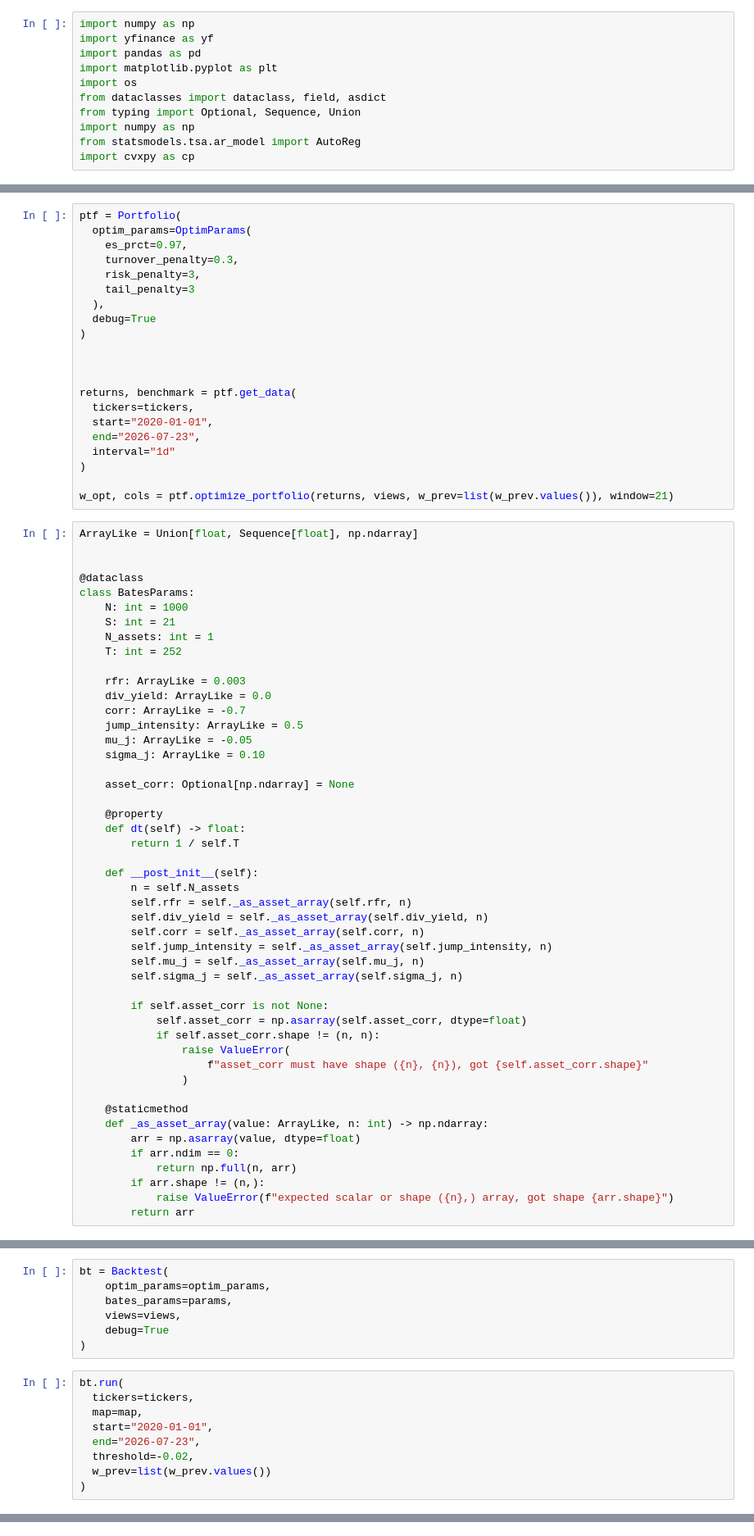
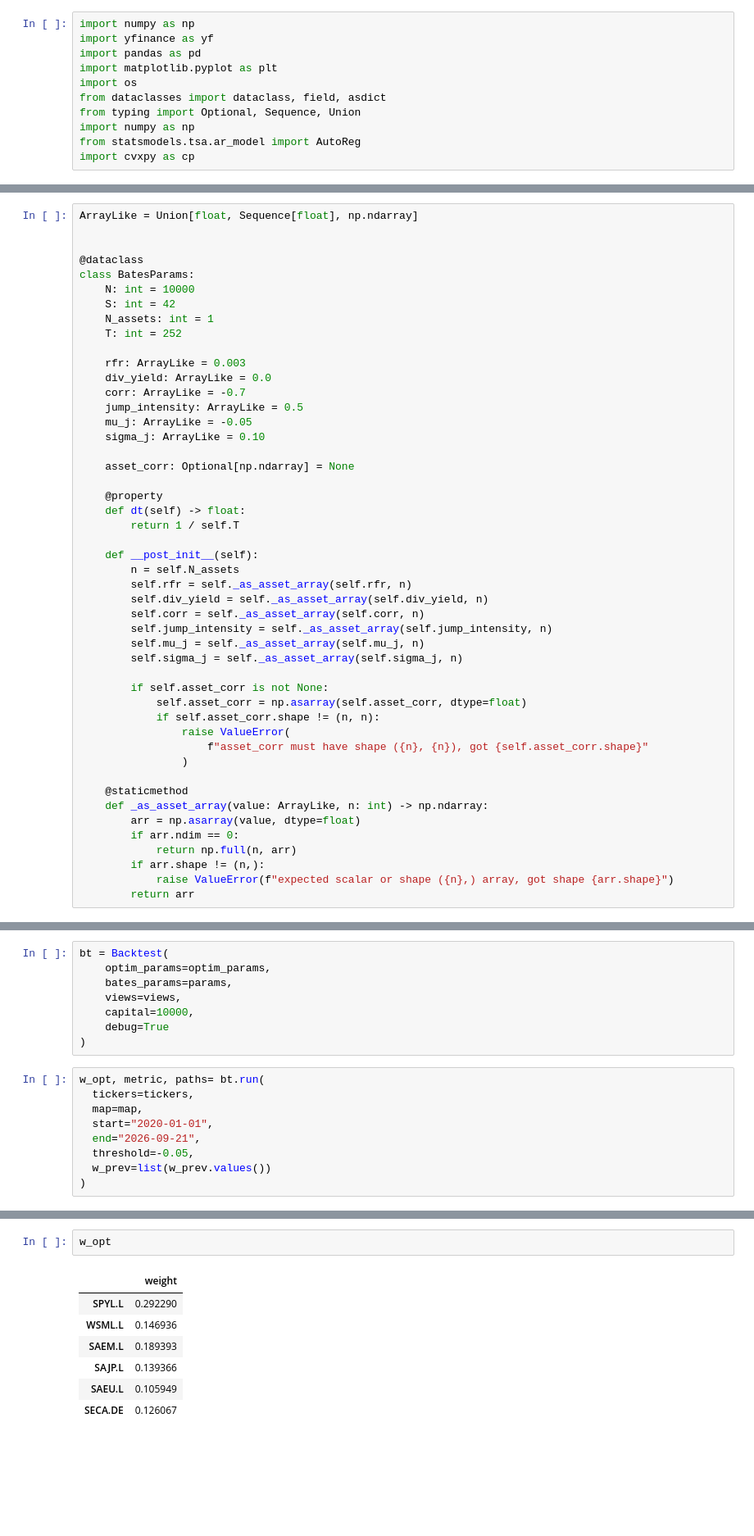
Before and after one commit to 23DP2ACuba/quant_projects, a Jupyter notebook: entropy_pooling.ipynb, the cells around one changed output, grey strips where cells are left out. Shown at 82% size. Drawn from its saved outputs; the diff is of its cells as text; blank space fills up the shorter version.

```diff
--- a/entropy_pooling.ipynb
+++ b/entropy_pooling.ipynb
@@ -377,32 +802,11 @@ class OptimParams:
-# %%
-ptf = Portfolio(
-  optim_params=OptimParams(
-    es_prct=0.97,
-    turnover_penalty=0.3,
-    risk_penalty=3,
-    tail_penalty=3
-  ),
-  debug=True
-)
-
-
-
-returns, benchmark = ptf.get_data(
-  tickers=tickers,
-  start="2020-01-01",
-  end="2026-07-23",
-  interval="1d"
-)
-
-w_opt, cols = ptf.optimize_portfolio(returns, views, w_prev=list(w_prev.values()), window=21)
 # %%
 ArrayLike = Union[float, Sequence[float], np.ndarray]
 
 
 @dataclass
 class BatesParams:
-    N: int = 1000
-    S: int = 21
+    N: int = 10000
+    S: int = 42
     N_assets: int = 1
     T: int = 252
 
@@ -777,14 +1528,15 @@ bt = Backtest(
     optim_params=optim_params,
     bates_params=params,
     views=views,
+    capital=10000,
     debug=True
 )
 # %%
-bt.run(
+w_opt, metric, paths= bt.run(
   tickers=tickers,
   map=map,
   start="2020-01-01",
-  end="2026-07-23",
-  threshold=-0.02,
+  end="2026-09-21",
+  threshold=-0.05,
   w_prev=list(w_prev.values())
 )
@@ -790,0 +1563,10 @@ bt.run(
+# %%
+w_opt
+# %% [output]
+|  | weight |
+| SPYL.L | 0.292290 |
+| WSML.L | 0.146936 |
+| SAEM.L | 0.189393 |
+| SAJP.L | 0.139366 |
+| SAEU.L | 0.105949 |
+| SECA.DE | 0.126067 |
```
Also changed, not shown: parts of 22 cells of this notebook.
